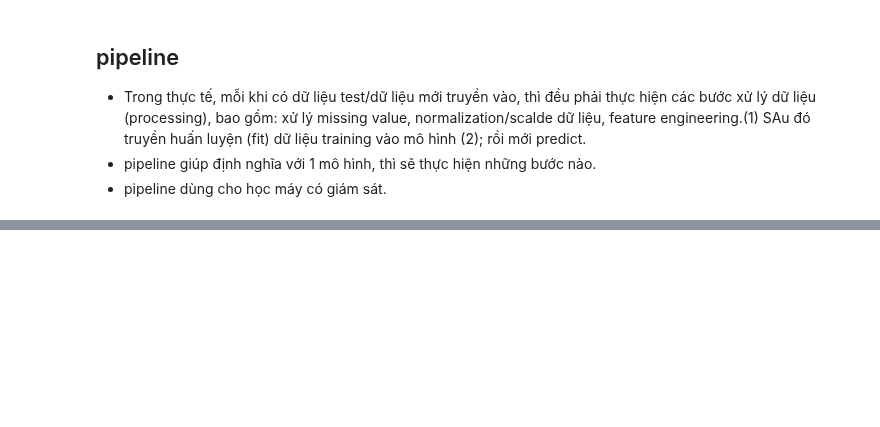
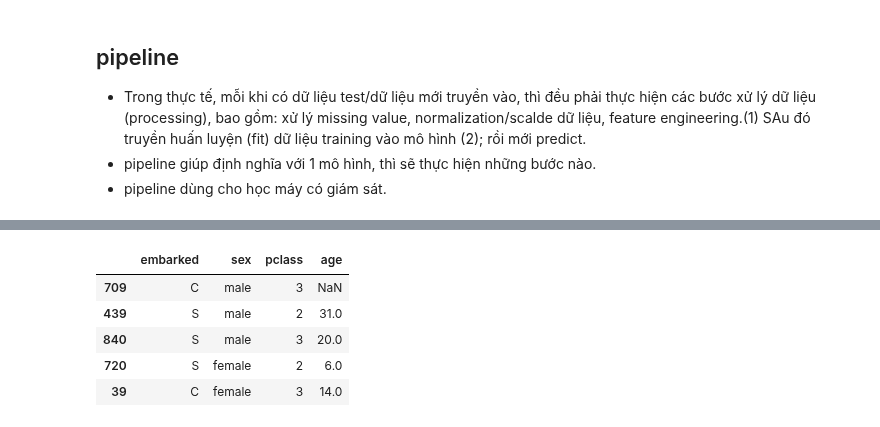
Before and after one commit to honghanhh/py40a12l2, a Jupyter notebook: lectures/lecture4/lan_titanic-Copy1.ipynb, the cells around one changed output, grey strips where cells are left out. Saved outputs shown, nothing was run; the diff lists cells and outputs as text; code cells hidden in the pictures; blank space fills up the shorter version.

```diff
--- a/lectures/lecture4/lan_titanic-Copy1.ipynb
+++ b/lectures/lecture4/lan_titanic-Copy1.ipynb
@@ -875,0 +904,9 @@ full_pipeline=Pipeline(steps=[('preprocessor',preprocessor)
+# %%
+X_test.head(5)
+# %% [output]
+|  | embarked | sex | pclass | age |
+| 709 | C | male | 3 | NaN |
+| 439 | S | male | 2 | 31.0 |
+| 840 | S | male | 3 | 20.0 |
+| 720 | S | female | 2 | 6.0 |
+| 39 | C | female | 3 | 14.0 |
```
Also changed, not shown: parts of 7 cells of this notebook.
